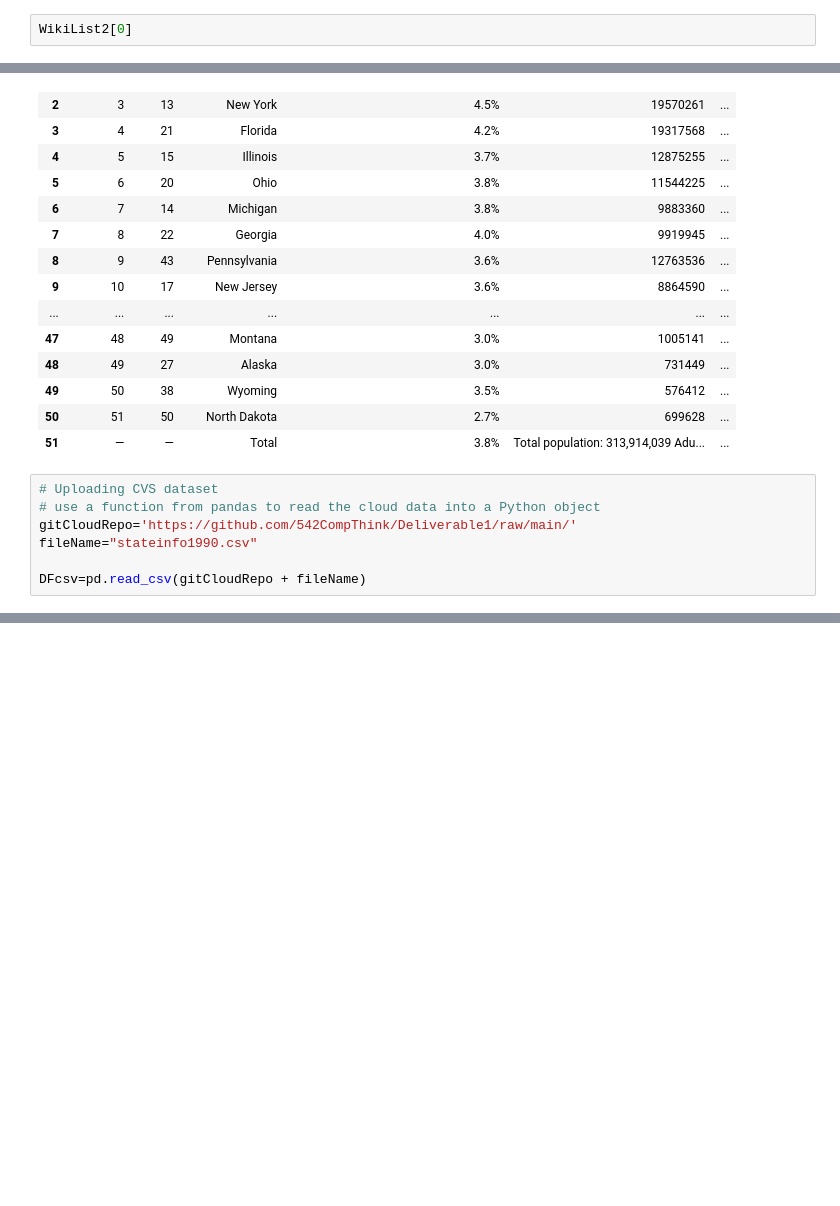
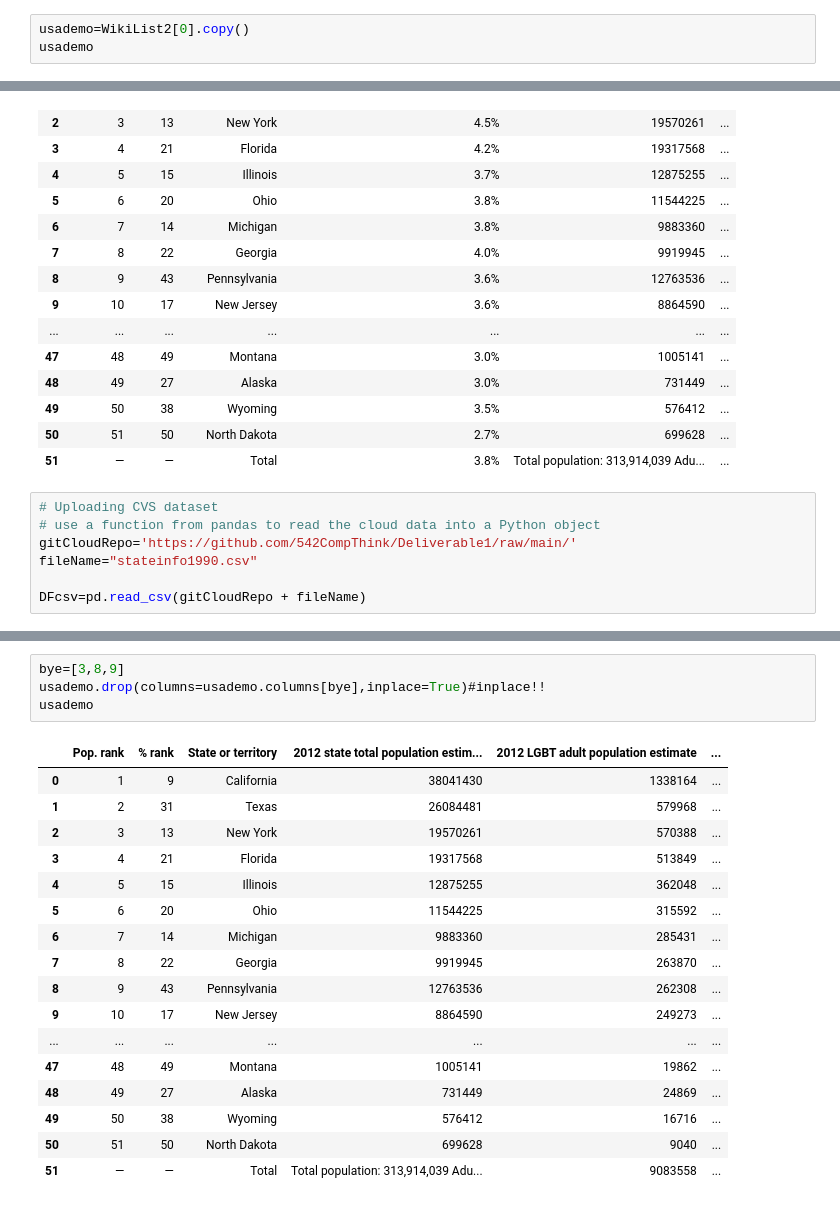
Before and after one commit to 542CompThink/Deliverable1, a Jupyter notebook: 542_Deliverable1.ipynb, the cells around one changed output, grey strips where cells are left out. Saved outputs shown, nothing was run; the diff lists cells and outputs as text; blank space fills up the shorter version.

```diff
--- a/542_Deliverable1.ipynb
+++ b/542_Deliverable1.ipynb
@@ -14,7 +14,8 @@ WikiList2=pd.read_html(wikiLink,
                     flavor='bs4',
                     attrs={'class': 'wikitable'})# very important
 # %%
-WikiList2[0]
+usademo=WikiList2[0].copy()
+usademo
 # %% [output]
 |  | Pop. rank | % rank | State or territory | 2015–2016 LGBT adult percentage e... | 2012 state total population estim... | ... |
 | 0 | 1 | 9 | California | 4.8% | 38041430 | ... |
@@ -62,0 +75,22 @@ DFcsv
+# %%
+bye=[3,8,9]
+usademo.drop(columns=usademo.columns[bye],inplace=True)#inplace!!
+usademo
+# %% [output]
+|  | Pop. rank | % rank | State or territory | 2012 state total population estim... | 2012 LGBT adult population estimate | ... |
+| 0 | 1 | 9 | California | 38041430 | 1338164 | ... |
+| 1 | 2 | 31 | Texas | 26084481 | 579968 | ... |
+| 2 | 3 | 13 | New York | 19570261 | 570388 | ... |
+| 3 | 4 | 21 | Florida | 19317568 | 513849 | ... |
+| 4 | 5 | 15 | Illinois | 12875255 | 362048 | ... |
+| 5 | 6 | 20 | Ohio | 11544225 | 315592 | ... |
+| 6 | 7 | 14 | Michigan | 9883360 | 285431 | ... |
+| 7 | 8 | 22 | Georgia | 9919945 | 263870 | ... |
+| 8 | 9 | 43 | Pennsylvania | 12763536 | 262308 | ... |
+| 9 | 10 | 17 | New Jersey | 8864590 | 249273 | ... |
+| ... | ... | ... | ... | ... | ... | ... |
+| 47 | 48 | 49 | Montana | 1005141 | 19862 | ... |
+| 48 | 49 | 27 | Alaska | 731449 | 24869 | ... |
+| 49 | 50 | 38 | Wyoming | 576412 | 16716 | ... |
+| 50 | 51 | 50 | North Dakota | 699628 | 9040 | ... |
+| 51 | — | — | Total | Total population: 313,914,039 Adu... | 9083558 | ... |
```
Also changed, not shown: parts of 9 cells of this notebook.
